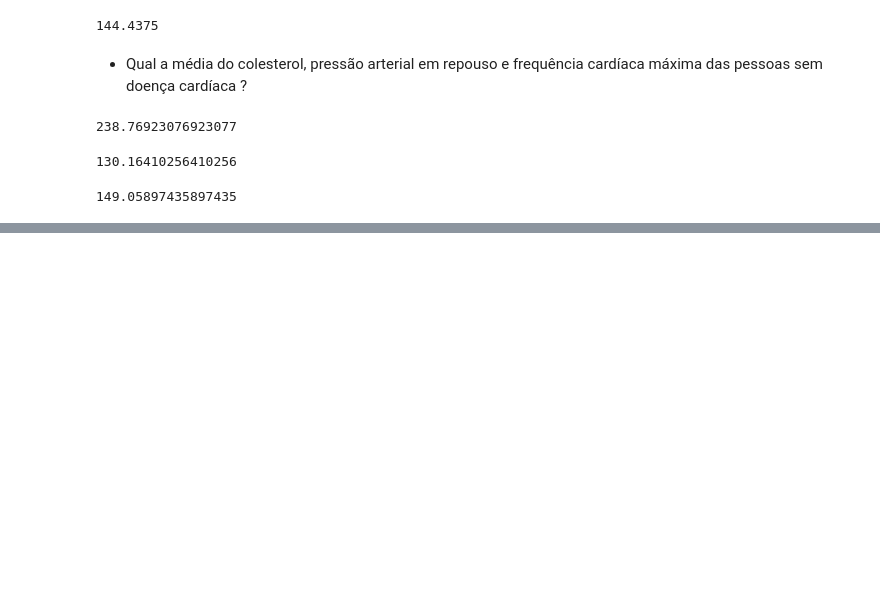
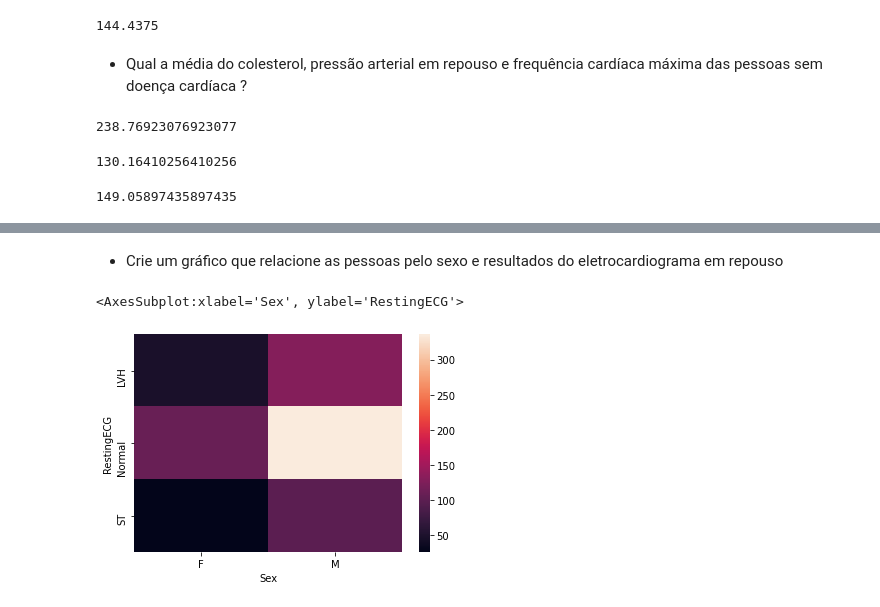
Before and after one commit to jvitorgf/data-capstone-heart-failure, a Jupyter notebook: data_capstone_heart_failure.ipynb, the cells around one changed output, grey strips where cells are left out. Saved outputs shown, nothing was run; the diff lists cells and outputs as text; code cells hidden in the pictures; blank space fills up the shorter version.

```diff
--- a/data_capstone_heart_failure.ipynb
+++ b/data_capstone_heart_failure.ipynb
@@ -185,0 +202,8 @@ df[df['HeartDisease'] == 0]['MaxHR'].mean()
+# %% [markdown]
+* Crie um gráfico que relacione as pessoas pelo sexo e resultados do eletrocardiograma em repouso
+# %%
+fn = df.groupby(by=['RestingECG','Sex']).count()['MaxHR'].unstack()
+sn.heatmap(fn)
+# %% [output]
+<AxesSubplot:xlabel='Sex', ylabel='RestingECG'>
+[figure, added]
```
Also changed, not shown: parts of 6 cells of this notebook.
